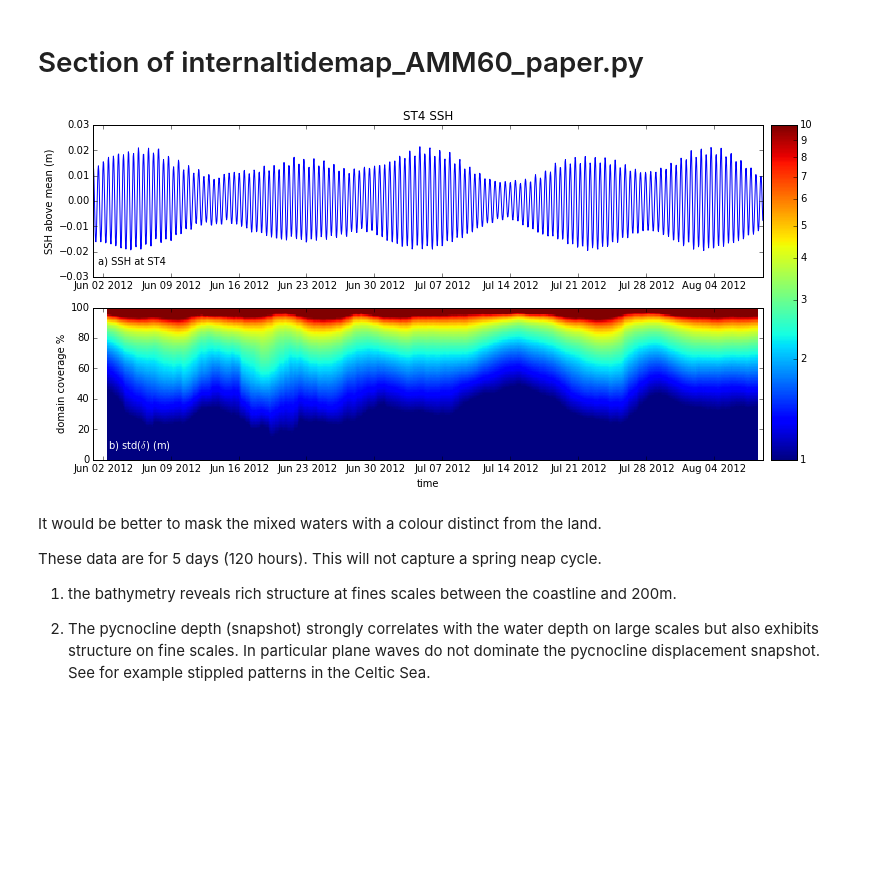
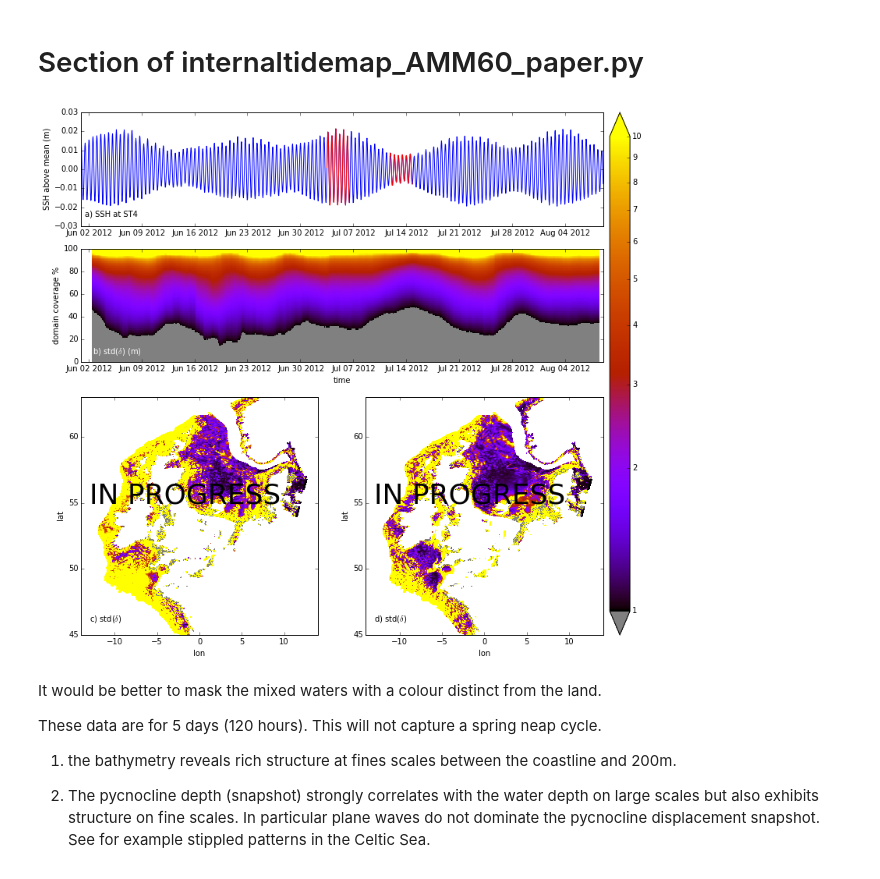
Before and after one commit to jpolton/AMM60_paper, a Jupyter notebook: Programs/IT/internaltidemap_AMM60_paper.ipynb, the cells around one changed output. Saved outputs shown, nothing was run; the diff lists cells and outputs as text; code cells hidden in the pictures; blank space fills up the shorter version.

Commit message:
figure edits. README comments

```diff
--- a/Programs/IT/internaltidemap_AMM60_paper.ipynb
+++ b/Programs/IT/internaltidemap_AMM60_paper.ipynb
@@ -813,7 +824,7 @@ mask_corners = np.reshape( ma.masked_where( t1+t2 , np.ones((ny,nx))) ,(ny,nx) )
 # %%
 std = np.power(10,sortvar/2)
 
-fig = plt.figure(figsize=(12,6))
+fig = plt.figure(figsize=(12,12))
 
 ## SSH
 ###############################
@@ -833,7 +844,9 @@ ax1.text(start, -0.025, 'a) SSH at ST4')
 
 
 ax2 = fig.add_subplot(412)
-msh = ax2.pcolormesh(time_datetime_3day,np.arange(100),std.T, norm=colors.LogNorm(vmin=1, vmax=10))
+msh = ax2.pcolormesh(time_datetime_3day,np.arange(100), std.T,
+                     cmap=plt.cm.gnuplot,
+                     norm=colors.LogNorm(vmin=1, vmax=10))
 ax2.set_ylabel('domain coverage %')
 ax2.set_xlabel('time')
 ax2.set_xlim(dstart,dend)
@@ -843,74 +856,63 @@ ax2.set_xlim(dstart,dend)
 #cbaxes = fig.add_axes([0.13, -0.02, 0.77, 0.03]) # [left, bottom, width, height]
 #cb = fig.colorbar(msh, cax = cbaxes, orientation='horizontal')
 cbaxes = fig.add_axes([0.91, 0.125, 0.03, 0.775]) # [left, bottom, width, height]
-cb = fig.colorbar(msh, cax = cbaxes, orientation='vertical')
+cb = fig.colorbar(msh, cax = cbaxes, orientation='vertical', extend="both")
 # Fiddle with the colorbar ticks
 cb.set_ticks(range(1,11))
 cb.set_ticklabels(range(1,11))
 
 
 
 # text label
 start = ax2.get_xlim()[0] + 1.5
 ax2.text(start, 7, 'b) std($\delta$) (m)',color='w')
 
 
 
 # Add spring and neap snapshot std maps
 #######################################
 
-for i in [7,8]:
-#for i in range(nt/(24*3)):
-#for i in range(np.size(time_counter_3day[:,:][0])):
-
+for i in [0,1]:
+    count = [780, 980]
+    label = ['c)','d)'] # std($\delta$)'+time_datetime_3day[count[i]], ]
     # Find indices in SSH ST4 data that correspond to the IT data
-    ind = [ii for ii in range(len(time_counter_ST4)) if time_counter_ST4[ii] in time_counter_3day[i,:]]
+    ind = [ii for ii in range(len(time_counter_ST4)) if time_counter_ST4[ii] in time_counter_3day[count[i],:]]
     ax1.plot([time_datetime_ST4[ii] for ii in ind], depth_ST4[ind,-1,1,1], 'r')
 
 
+    ## pycnocline depth variance
+    ###############################
+    var = copy.deepcopy(internal_tide_map_3day[count[i],:,:])
+    var[mask*mask_strat==-999] = -999 # These will be off the bottom of the colorbar scale, assign grey
+    std = np.power(10,var/2)
 
 
-    ax3 = fig.add_subplot(4,2,i)
+    ax3 = fig.add_subplot(2,2,3+i)
 
-    if(0):
-        plt.suptitle(str(time_datetime_ST4[ind[0]])+' to '+str(time_datetime_ST4[ind[-1]]), fontsize=20)
+    cs = ax3.pcolormesh(nav_lon,nav_lat,std*mask, cmap=plt.cm.gnuplot,
+                        norm=colors.LogNorm(vmin=1., vmax=10))
+    cs.cmap.set_under('grey')
+    #cb = plt.colorbar(cs, extend="both") # Extend the upper end of the colorbar
 
-        ## SSH
-        ###############################
-        var = depth_ST4
-        hlim = [-0.25, 0.25]
-        plt.subplot(4,1,1)
-        plt.plot(time_datetime_ST4, depth_ST4[:,-1,1,1])
-        plt.plot([time_datetime_ST4[ii] for ii in ind], depth_ST4[ind,-1,1,1], 'r')
-        dstart = datetime.datetime(2012,6,1)
-        dend = datetime.datetime(2012,8,9)
-        plt.xlim(dstart, dend)
-        plt.xlabel('time')
-        plt.ylabel('SSH above mean (m)')
-        plt.title('ST4 SSH')
-        #plt.clim(hlim)
+    ax3.set_ylabel('lat')
+    ax3.set_xlabel('lon')
+    ax3.set_ylim([+45,+63])
+    ax3.set_xlim([-14,+14])
+    #ax3.set_title('std($\delta$) (m)')
+    #ax3.set_clim = [np.log10(1), np.log10(10)]
+    ax3.text(-13, 46, label[i]+' std($\delta$)') #+time_datetime_3day[count[i]])
 
-
-    ## pycnocline depth
-    ###############################
-    var = copy.deepcopy(pycn_depth_map_3day[i,:,:])
-    clim = [0, 50]
-    #clim = copy.deepcopy([0, np.nanpercentile(var*mask, 95)])
-    var[mask*mask_strat==-999] = -999 # These will be off the bottom of the colorbar scale, assign grey
-    plotit_sub(nav_lon,nav_lat,var*mask,'pycnocline depth (m)',clim,'427')
-
-
-
+    ax3.text(-13, 55, 'IN PROGRESS', fontsize='36') #+time_datetime_3day[count[i]])
 
 
 
 
 ## Save output
 ###############################
 #fname = dirroot+'/scratch/jelt/tmp/internaltidemap_std.png'
 #plt.savefig(fname)
 # %% [output]
-[figure, old version]
+[figure, new version]
 # %% [markdown]
 It would be better to mask the mixed waters with a colour distinct from the land.
 
```
Also changed, not shown: parts of 2 cells of this notebook, 2 other files.
